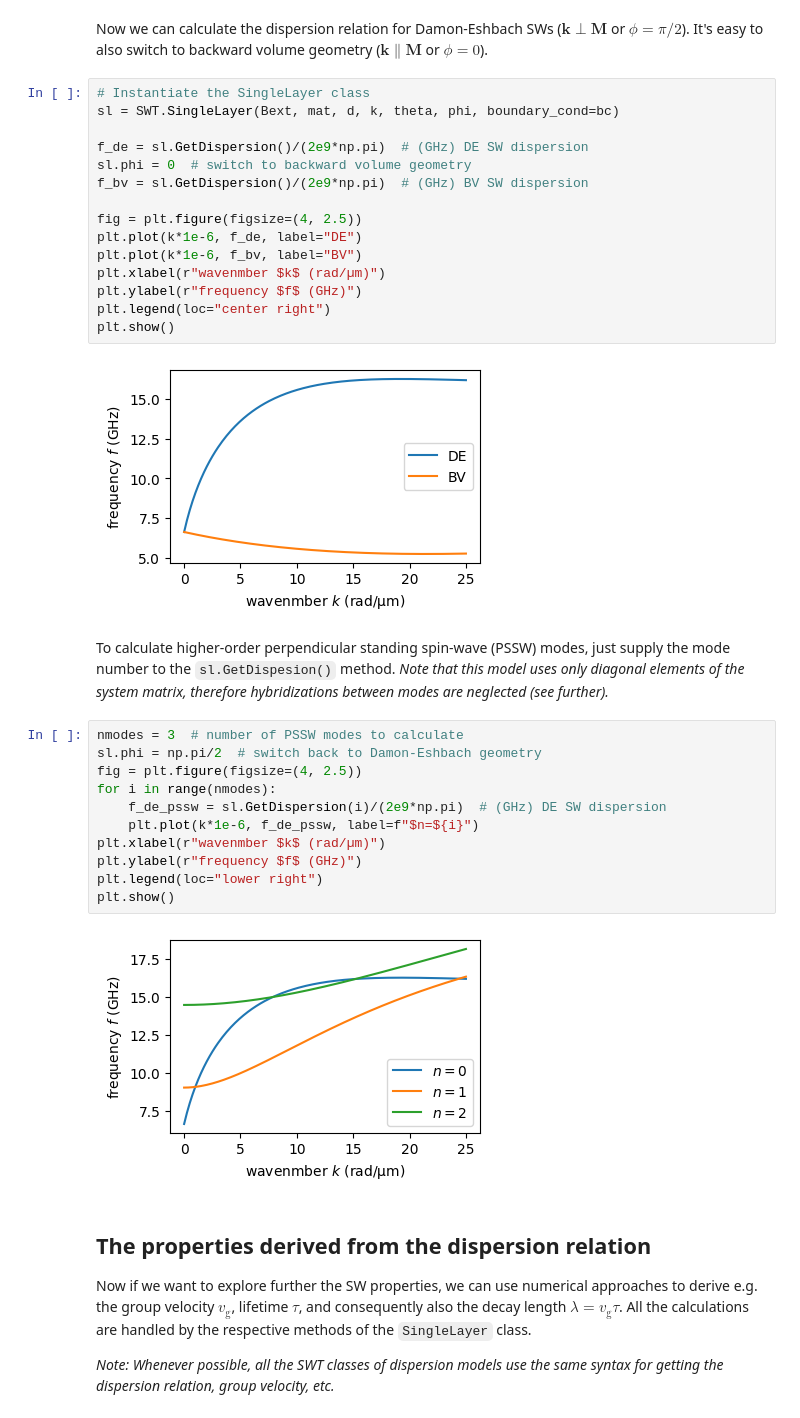
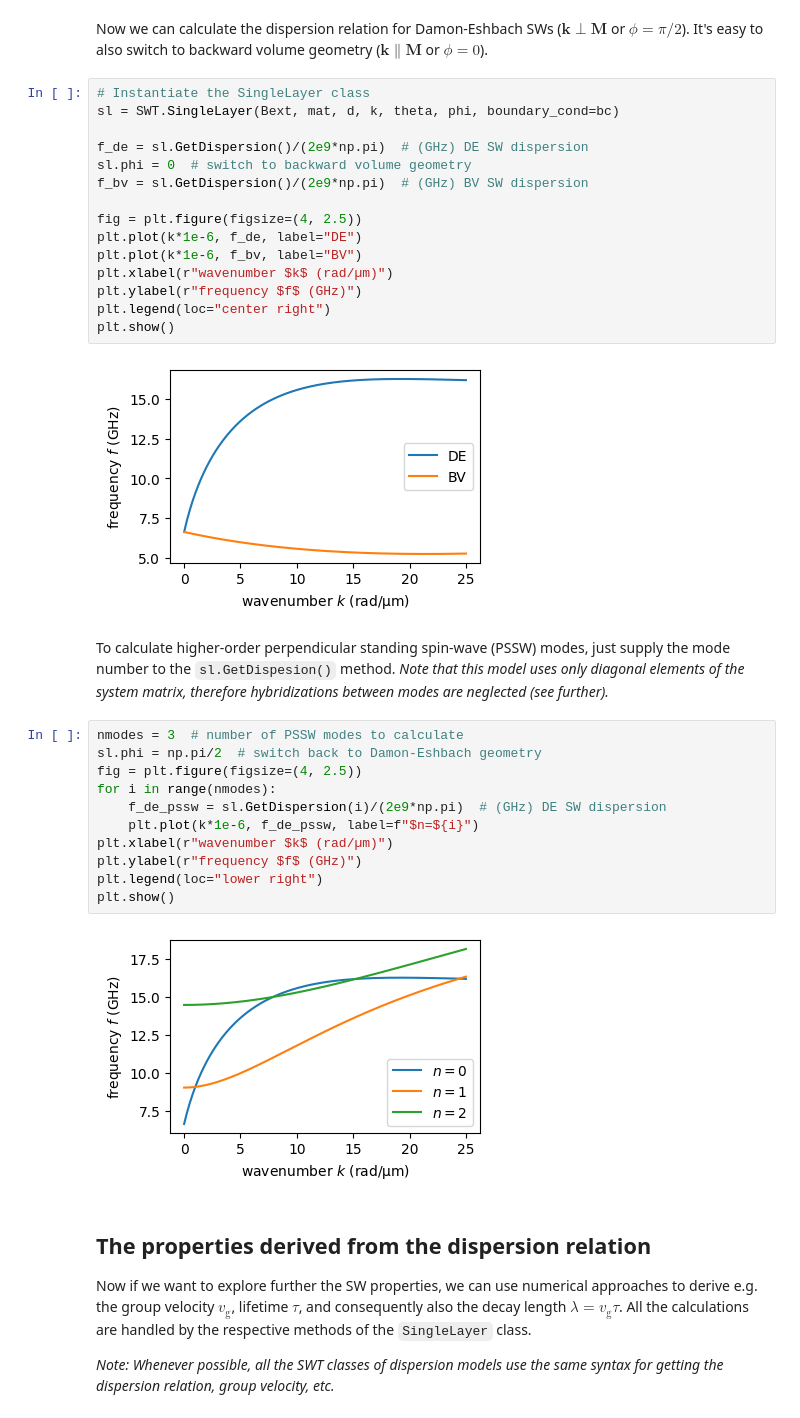
Before and after one commit to CEITECmagnonics/SpinWaveToolkit, a Jupyter notebook: docs/source/_example_nbs/dispersion_relation_basic.ipynb, the cells around one changed output. Saved outputs shown, nothing was run; the diff lists cells and outputs as text.

```diff
--- a/docs/source/_example_nbs/dispersion_relation_basic.ipynb
+++ b/docs/source/_example_nbs/dispersion_relation_basic.ipynb
@@ -32,20 +32,20 @@ Now we can calculate the dispersion relation for Damon-Eshbach SWs ($\mathbf{k}\
 # %%
 # Instantiate the SingleLayer class
 sl = SWT.SingleLayer(Bext, mat, d, k, theta, phi, boundary_cond=bc)
 
 f_de = sl.GetDispersion()/(2e9*np.pi)  # (GHz) DE SW dispersion
 sl.phi = 0  # switch to backward volume geometry
 f_bv = sl.GetDispersion()/(2e9*np.pi)  # (GHz) BV SW dispersion
 
 fig = plt.figure(figsize=(4, 2.5))
 plt.plot(k*1e-6, f_de, label="DE")
 plt.plot(k*1e-6, f_bv, label="BV")
-plt.xlabel(r"wavenmber $k$ (rad/µm)")
+plt.xlabel(r"wavenumber $k$ (rad/µm)")
 plt.ylabel(r"frequency $f$ (GHz)")
 plt.legend(loc="center right")
 plt.show()
 # %% [output]
-[figure, old version]
+[figure, new version]
 # %% [markdown]
 To calculate higher-order perpendicular standing spin-wave (PSSW) modes, just supply the mode number to the `sl.GetDispesion()` method. *Note that this model uses only diagonal elements of the system matrix, therefore hybridizations between modes are neglected (see further).*
 # %%
@@ -55,12 +55,12 @@ fig = plt.figure(figsize=(4, 2.5))
 for i in range(nmodes):
     f_de_pssw = sl.GetDispersion(i)/(2e9*np.pi)  # (GHz) DE SW dispersion
     plt.plot(k*1e-6, f_de_pssw, label=f"$n=${i}")
-plt.xlabel(r"wavenmber $k$ (rad/µm)")
+plt.xlabel(r"wavenumber $k$ (rad/µm)")
 plt.ylabel(r"frequency $f$ (GHz)")
 plt.legend(loc="lower right")
 plt.show()
 # %% [output]
-[figure, old version]
+[figure, new version]
 # %% [markdown]
 ## The properties derived from the dispersion relation
 Now if we want to explore further the SW properties, we can use numerical approaches to derive e.g. the group velocity $v_{\mathrm{g}}$, lifetime $\tau$, and consequently also the decay length $\lambda=v_{\mathrm{g}}\tau$. All the calculations are handled by the respective methods of the `SingleLayer` class.
```
Also changed, not shown: parts of 4 cells of this notebook, 4 other files.
